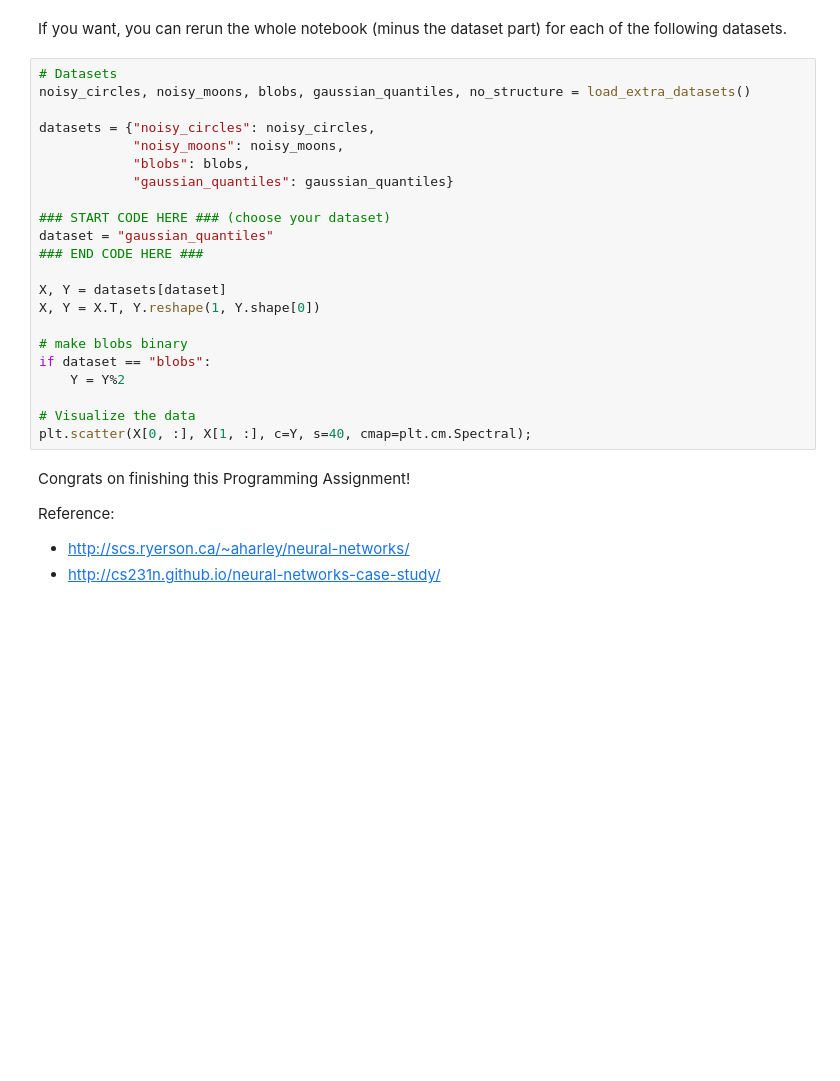
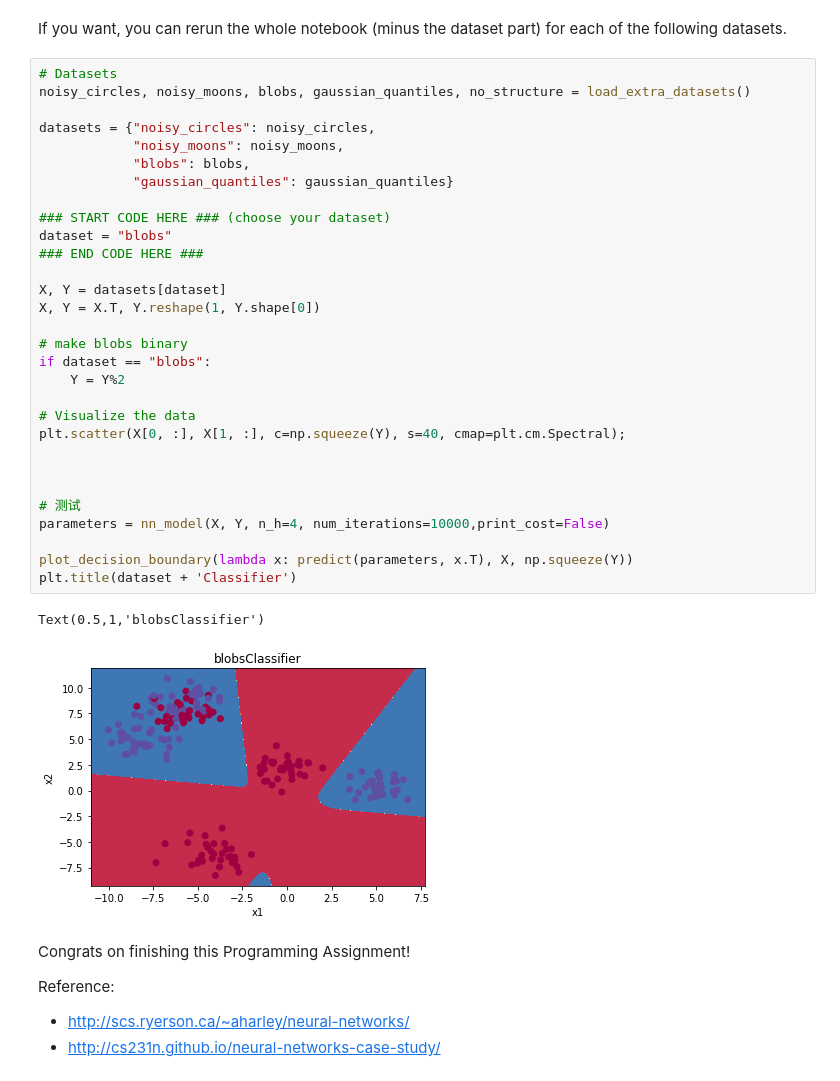
Before and after one commit to wu-zero/ML_learn, a Jupyter notebook: Other Code/Coursera深度学习课程-吴恩达/1 神经网络与深度学习/Week3 浅层神经网络/assignment3/assignment3.ipynb, the cells around one changed output. Saved outputs shown, nothing was run; the diff lists cells and outputs as text; blank space fills up the shorter version.

```diff
--- a/Other Code/Coursera深度学习课程-吴恩达/1 神经网络与深度学习/Week3 浅层神经网络/assignment3/assignment3.ipynb
+++ b/Other Code/Coursera深度学习课程-吴恩达/1 神经网络与深度学习/Week3 浅层神经网络/assignment3/assignment3.ipynb
@@ -907,25 +945,36 @@ If you want, you can rerun the whole notebook (minus the dataset part) for each
 # %%
 # Datasets
 noisy_circles, noisy_moons, blobs, gaussian_quantiles, no_structure = load_extra_datasets()
 
 datasets = {"noisy_circles": noisy_circles,
             "noisy_moons": noisy_moons,
             "blobs": blobs,
             "gaussian_quantiles": gaussian_quantiles}
 
 ### START CODE HERE ### (choose your dataset)
-dataset = "gaussian_quantiles"
+dataset = "blobs"
 ### END CODE HERE ###
 
 X, Y = datasets[dataset]
 X, Y = X.T, Y.reshape(1, Y.shape[0])
 
 # make blobs binary
 if dataset == "blobs":
     Y = Y%2
 
 # Visualize the data
-plt.scatter(X[0, :], X[1, :], c=Y, s=40, cmap=plt.cm.Spectral);
+plt.scatter(X[0, :], X[1, :], c=np.squeeze(Y), s=40, cmap=plt.cm.Spectral);
+
+
+
+# 测试
+parameters = nn_model(X, Y, n_h=4, num_iterations=10000,print_cost=False)
+
+plot_decision_boundary(lambda x: predict(parameters, x.T), X, np.squeeze(Y))
+plt.title(dataset + 'Classifier')
+# %% [output]
+Text(0.5,1,'blobsClassifier')
+[figure, added]
 # %% [markdown]
 Congrats on finishing this Programming Assignment!
 
```
Also changed, not shown: parts of 7 cells of this notebook.
